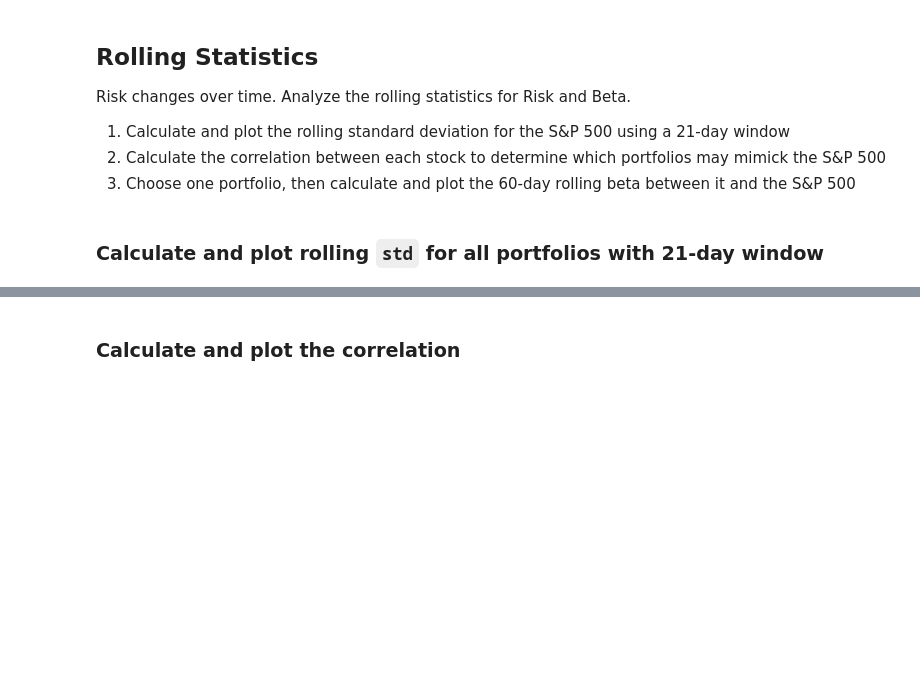
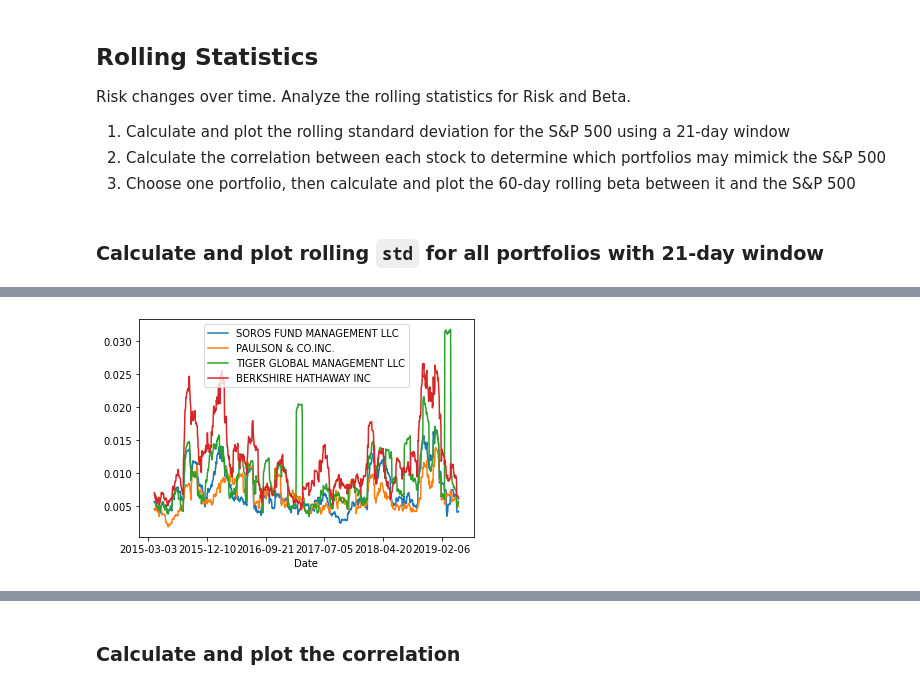
Before and after one commit to joebarry1252/Financial_Planning_UsingAPIs, a Jupyter notebook: Barry_whale_analysis_final.ipynb, the cells around one changed output, grey strips where cells are left out. Cells and saved outputs as stored; diff of their text form; code cells hidden in the pictures; blank space fills up the shorter version.

```diff
--- a/Barry_whale_analysis_final.ipynb
+++ b/Barry_whale_analysis_final.ipynb
@@ -472,4 +518,8 @@ Risk changes over time. Analyze the rolling statistics for Risk and Beta.
 # %%
 # Calculate the rolling standard deviation for all portfolios using a 21-day window
 
 # Plot the rolling standard deviation
+
+whale_df_21 = whale_df.rolling(window=21).std().plot()
+# %% [output]
+[figure, added]
```
Also changed, not shown: parts of 30 cells of this notebook.
